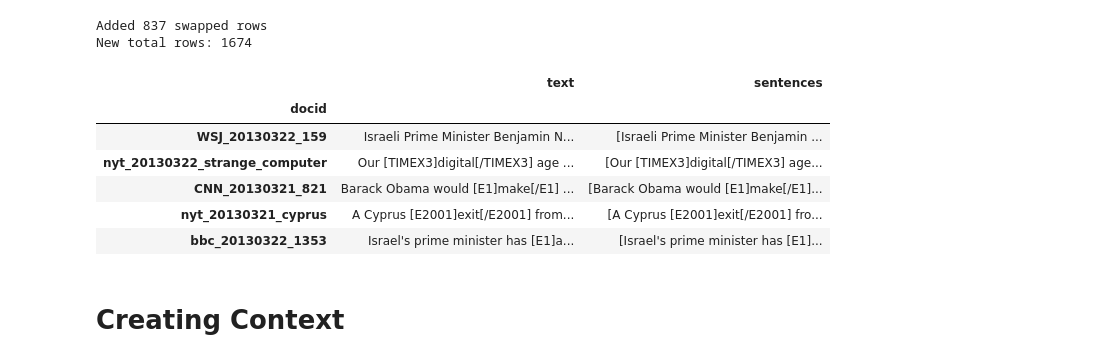
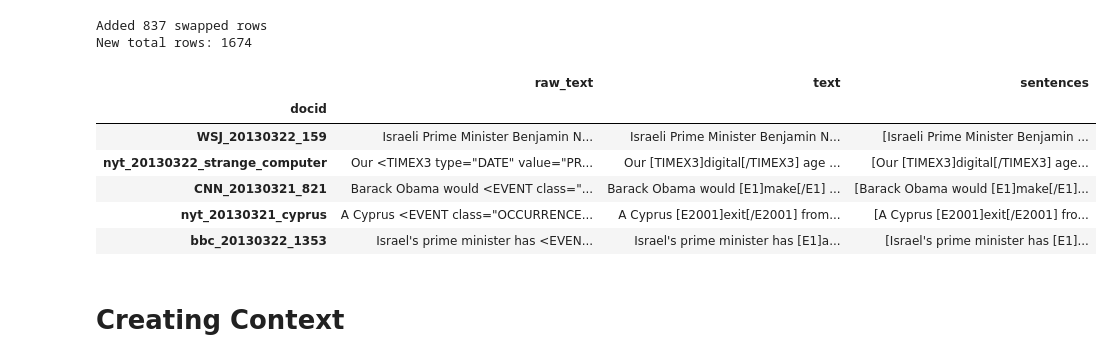
Before and after one commit to poznyakovskiy/event_extraction, a Jupyter notebook: temp_relation.ipynb, the cells around one changed output. Drawn from its saved outputs; the diff is of its cells as text; code cells hidden in the pictures.

```diff
--- a/temp_relation.ipynb
+++ b/temp_relation.ipynb
@@ -78,30 +103,31 @@ def split_sentences(text):
 # %%
 unique_docids = platinum_df['docid'].unique()
 
 doc_texts = {}
 for docid in unique_docids:
     filename = f"{docid}.tml"
     text_content = minidom.parse('./data/tempeval/' + filename).getElementsByTagName('TEXT')[0]
     text_content_str = ''.join(node.toxml() for node in text_content.childNodes).strip()
-    text_content_str = purify_text(text_content_str)
-    sentences = split_sentences(text_content_str)
+    text_content_purified = purify_text(text_content_str)
+    sentences = split_sentences(text_content_purified)
     doc_texts[docid] = {
-        'text': text_content_str,
+        'raw_text': text_content_str,
+        'text': text_content_purified,
         'sentences': sentences
     }
 
 docs_df = pd.DataFrame.from_dict(doc_texts, orient='index').reset_index()
-docs_df.columns = ['docid', 'text', 'sentences']
+docs_df.columns = ['docid', 'raw_text', 'text', 'sentences']
 docs_df = docs_df.set_index('docid')
 docs_df.head()
 # %% [output]
-|  | text | sentences |
-| docid |  |  |
-| WSJ_20130322_159 | Israeli Prime Minister Benjamin N... | [Israeli Prime Minister Benjamin ... |
-| nyt_20130322_strange_computer | Our [TIMEX3]digital[/TIMEX3] age ... | [Our [TIMEX3]digital[/TIMEX3] age... |
-| CNN_20130321_821 | Barack Obama would [E1]make[/E1] ... | [Barack Obama would [E1]make[/E1]... |
-| nyt_20130321_cyprus | A Cyprus [E2001]exit[/E2001] from... | [A Cyprus [E2001]exit[/E2001] fro... |
-| bbc_20130322_1353 | Israel's prime minister has [E1]a... | [Israel's prime minister has [E1]... |
+|  | raw_text | text | sentences |
+| docid |  |  |  |
+| WSJ_20130322_159 | Israeli Prime Minister Benjamin N... | Israeli Prime Minister Benjamin N... | [Israeli Prime Minister Benjamin ... |
+| nyt_20130322_strange_computer | Our <TIMEX3 type="DATE" value="PR... | Our [TIMEX3]digital[/TIMEX3] age ... | [Our [TIMEX3]digital[/TIMEX3] age... |
+| CNN_20130321_821 | Barack Obama would <EVENT class="... | Barack Obama would [E1]make[/E1] ... | [Barack Obama would [E1]make[/E1]... |
+| nyt_20130321_cyprus | A Cyprus <EVENT class="OCCURRENCE... | A Cyprus [E2001]exit[/E2001] from... | [A Cyprus [E2001]exit[/E2001] fro... |
+| bbc_20130322_1353 | Israel's prime minister has <EVEN... | Israel's prime minister has [E1]a... | [Israel's prime minister has [E1]... |
 # %% [markdown]
 # Creating Context
 # %%
```
Also changed, not shown: parts of 13 cells of this notebook.
